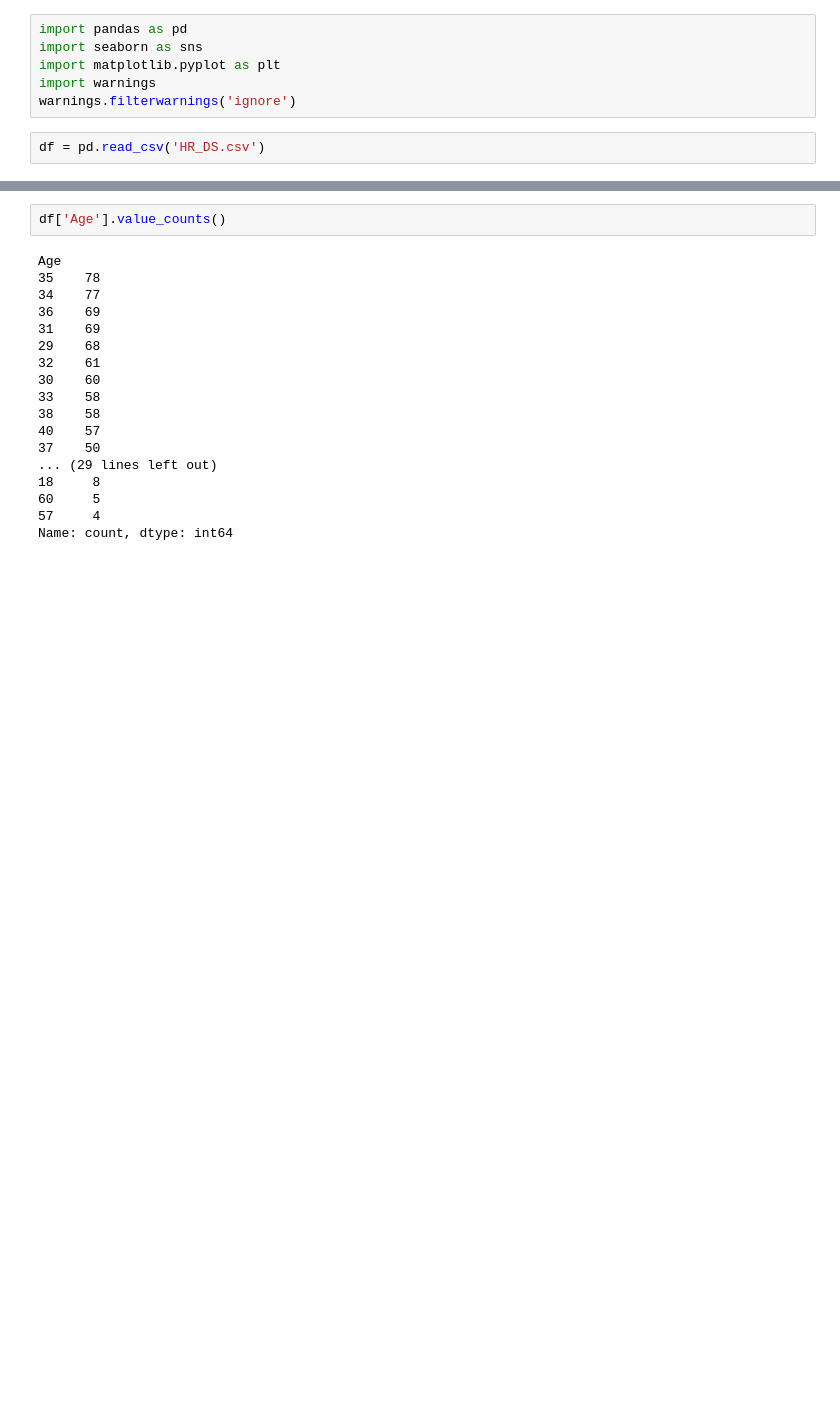
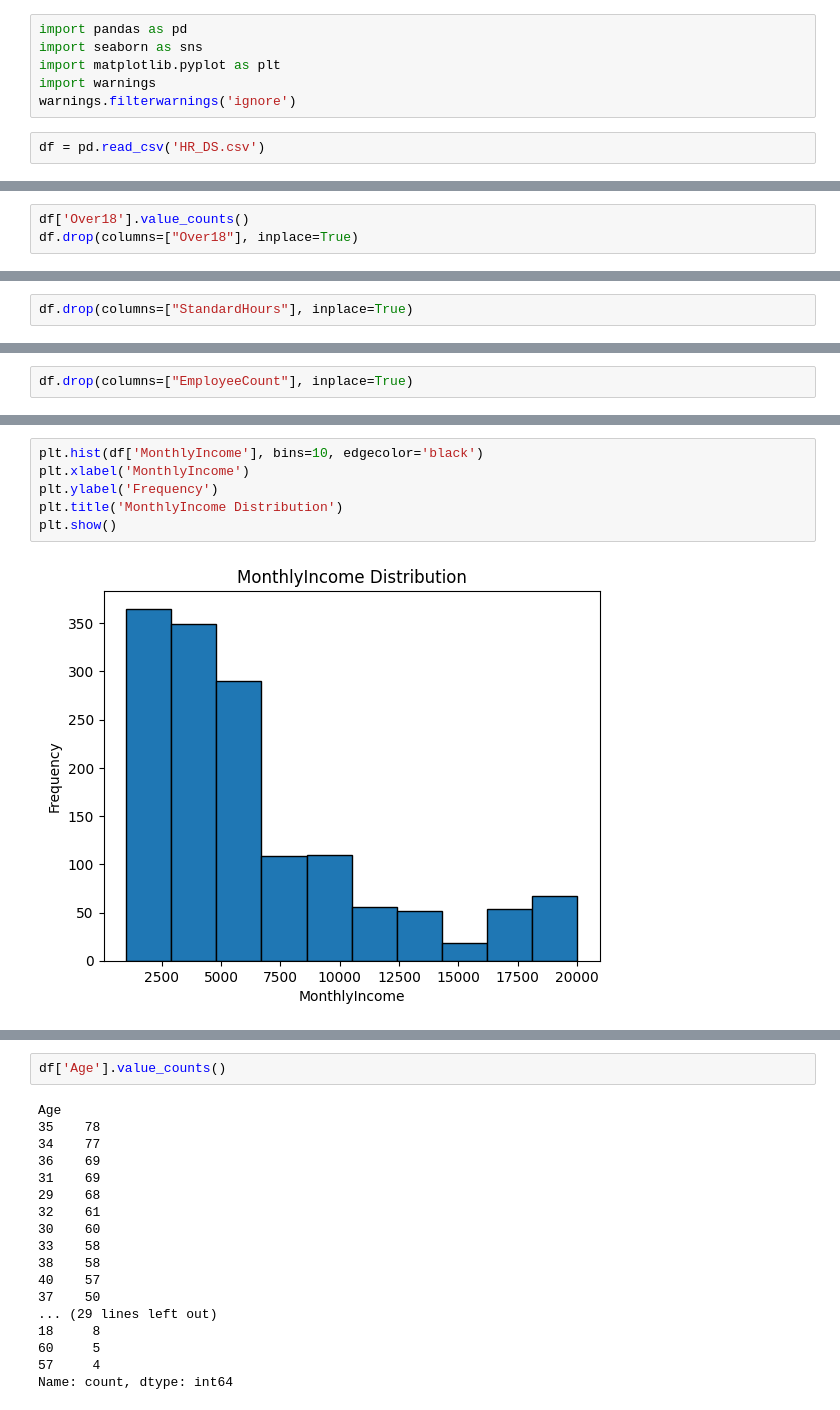
Before and after one commit to jmfsilvaj/HR-Analytics-Employee_Attrition, a Jupyter notebook: test_HR.ipynb, the cells around one changed output, grey strips where cells are left out. Saved outputs shown, nothing was run; the diff lists cells and outputs as text; blank space fills up the shorter version.

```diff
--- a/test_HR.ipynb
+++ b/test_HR.ipynb
@@ -55,3 +92,6 @@ Name: count, dtype: int64
+# %%
+df['Over18'].value_counts()
+df.drop(columns=["Over18"], inplace=True)
 # %%
 df.columns
 # %% [output]
@@ -68,0 +117,2 @@ Index(['Age', 'Attrition', 'BusinessTravel', 'DailyRate', 'Department',
+# %%
+df.drop(columns=["StandardHours"], inplace=True)
@@ -68,0 +127,2 @@ Index(['Age', 'Attrition', 'BusinessTravel', 'DailyRate', 'Department',
+# %%
+df.drop(columns=["EmployeeCount"], inplace=True)
@@ -69,3 +143,11 @@ Index(['Age', 'Attrition', 'BusinessTravel', 'DailyRate', 'Department',
+# %%
+plt.hist(df['MonthlyIncome'], bins=10, edgecolor='black')
+plt.xlabel('MonthlyIncome')
+plt.ylabel('Frequency')
+plt.title('MonthlyIncome Distribution')
+plt.show()
+# %% [output]
+[figure, added]
 # %%
 df['Gender'].value_counts()
 # %% [output]
```
Also changed, not shown: parts of 19 cells of this notebook.
